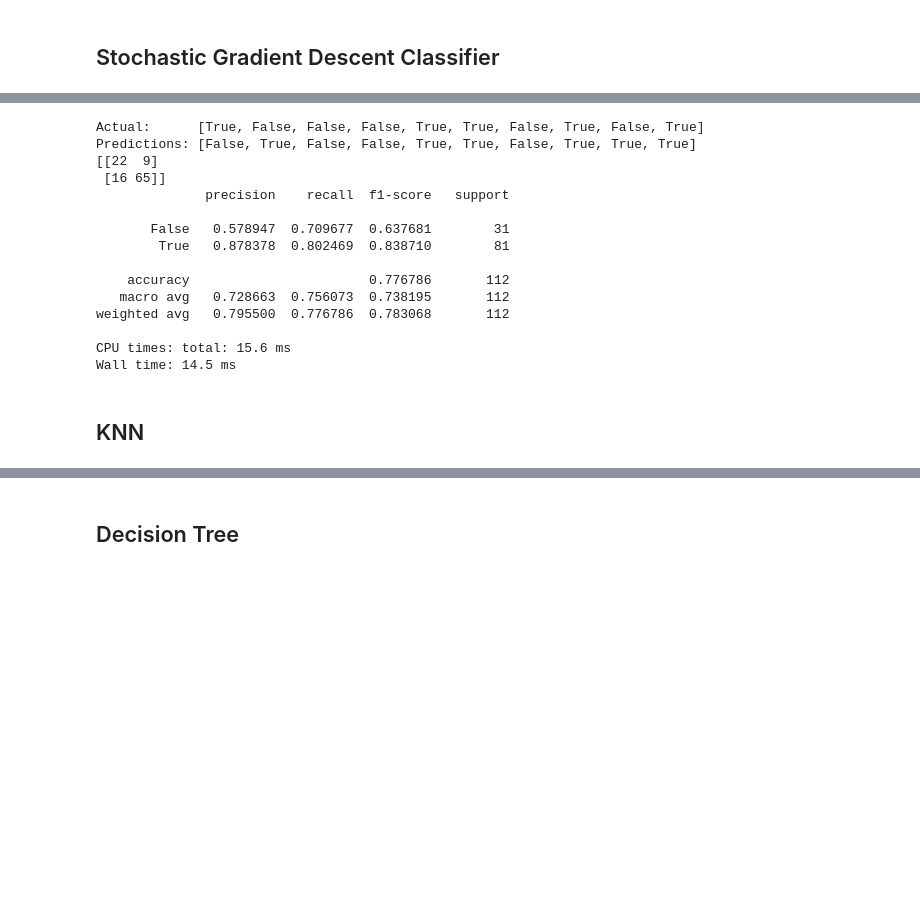
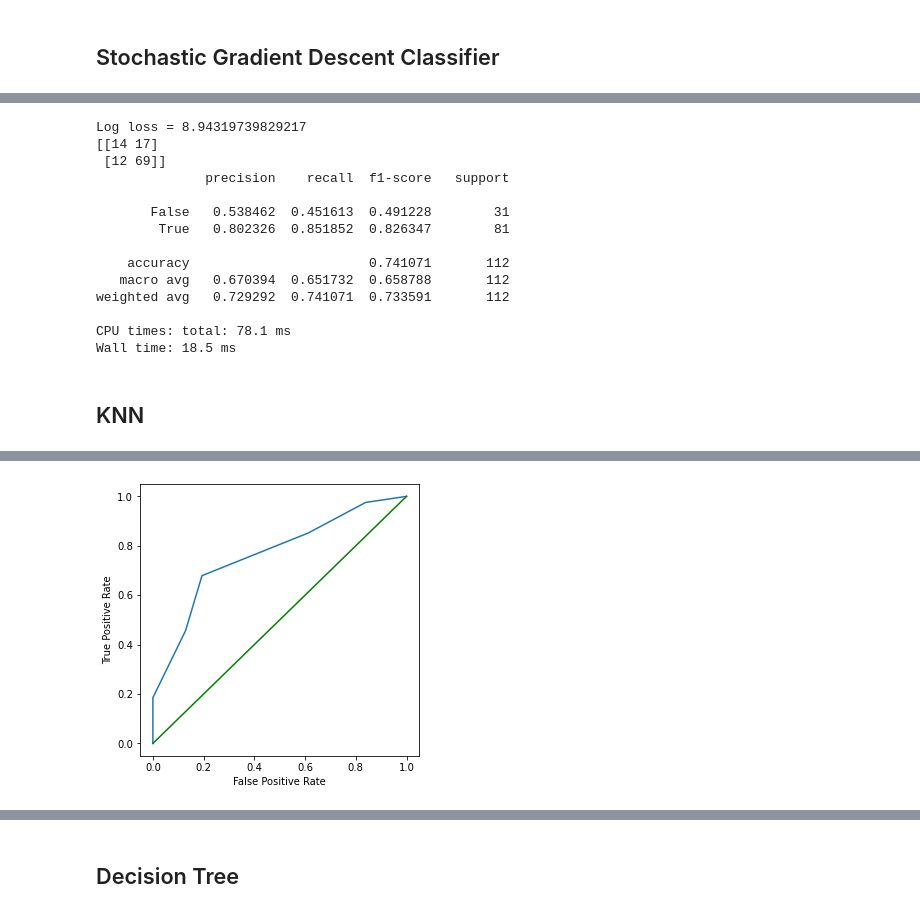
Before and after one commit to barrettotte/anilist-ml, a Jupyter notebook: model-select-cls.ipynb, the cells around one changed output, grey strips where cells are left out. Drawn from its saved outputs; the diff is of its cells as text; code cells hidden in the pictures; blank space fills up the shorter version.

```diff
--- a/model-select-cls.ipynb
+++ b/model-select-cls.ipynb
@@ -251,7 +259,7 @@ hyper_best = None
 
 if not hyper_best:
     param_grid = {
-        'loss': ['hinge', 'log', 'modified_huber', 'squared_hinge', 'perceptron', 'squared_error', 'huber'],
+        # 'loss': ['hinge', 'log', 'modified_huber', 'squared_hinge', 'perceptron', 'squared_error', 'huber'],
         'penalty': ['l2', 'l1', 'elasticnet'],
         'max_iter': [2, 4, 8, 16, 32, 64, 128],
         # 'learning_rate': ['constant', 'optimal', 'adaptive'],
@@ -275,25 +283,23 @@ model = SGDClassifier(**hyper_best, random_state=SEED)
 model.fit(X_train, y_train)
 y_pred = model.predict(X_test)
 
-print('Actual:     ', y_test.head(10).tolist())
-print('Predictions:', y_pred.tolist()[0:10])
 print_model_results(y_test, y_pred)
+# display_roc(y_test, model.predict_proba(X_test)[:, -1])
 # %% [output]
-Actual:      [True, False, False, False, True, True, False, True, False, True]
-Predictions: [False, True, False, False, True, True, False, True, True, True]
-[[22  9]
- [16 65]]
+Log loss = 8.94319739829217
+[[14 17]
+ [12 69]]
               precision    recall  f1-score   support
 
-       False   0.578947  0.709677  0.637681        31
-        True   0.878378  0.802469  0.838710        81
+       False   0.538462  0.451613  0.491228        31
+        True   0.802326  0.851852  0.826347        81
 
-    accuracy                       0.776786       112
-   macro avg   0.728663  0.756073  0.738195       112
-weighted avg   0.795500  0.776786  0.783068       112
+    accuracy                       0.741071       112
+   macro avg   0.670394  0.651732  0.658788       112
+weighted avg   0.729292  0.741071  0.733591       112
 
-CPU times: total: 15.6 ms
-Wall time: 14.5 ms
+CPU times: total: 78.1 ms
+Wall time: 18.5 ms
 # %% [markdown]
 ## KNN
 # %%
@@ -305,7 +311,6 @@ model = KNeighborsClassifier()
 model.fit(X_train, y_train)
 y_pred = model.predict(X_test)
 
-print('Actual:     ', y_test.head(10).tolist())
-print('Predictions:', y_pred.tolist()[0:10])
 print_model_results(y_test, y_pred)
+display_roc(y_test, model.predict_proba(X_test)[:, -1])
 # %% [output]
@@ -327,3 +332,4 @@ Wall time: 21.5 ms
+[figure, added]
 # %%
 %%time
 
```
Also changed, not shown: parts of 21 cells of this notebook, 1 other file.
